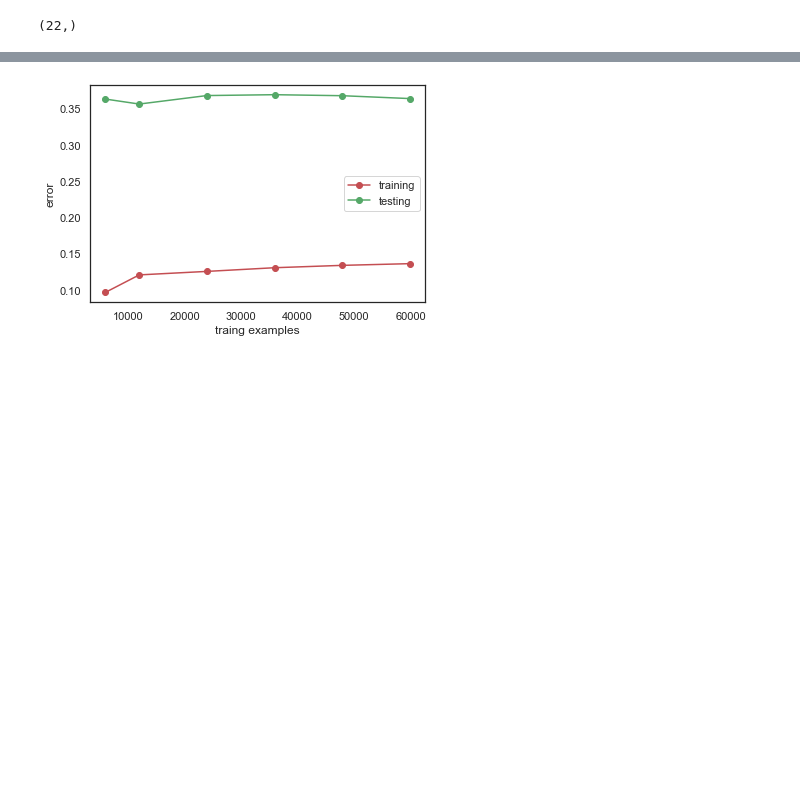
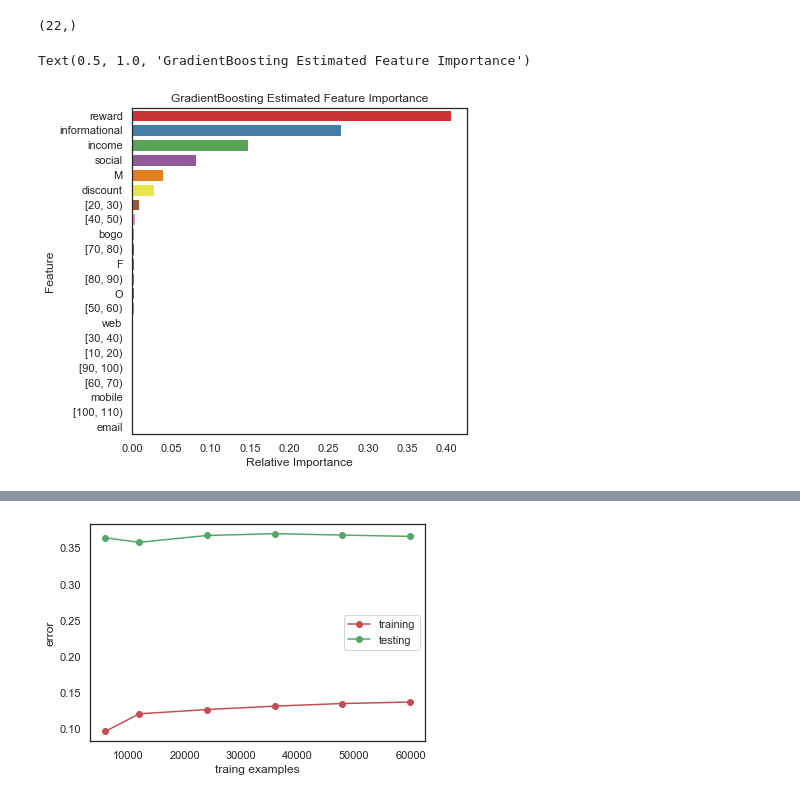
Before and after one commit to flamever2015/Starbucks_Capstone, a Jupyter notebook: Starbucks_Capstone_notebook-zh.ipynb, the cells around one changed output, grey strips where cells are left out. Cells and saved outputs as stored; diff of their text form; code cells hidden in the pictures; blank space fills up the shorter version.

```diff
--- a/Starbucks_Capstone_notebook-zh.ipynb
+++ b/Starbucks_Capstone_notebook-zh.ipynb
@@ -1239,6 +1306,32 @@ array([2.08515363e-01, 3.42723404e-02, 4.97031143e-02, 1.50660693e-01,
 rf_random.best_estimator_.feature_importances_.shape
 # %% [output]
 (22,)
+# %%
+relative_importance_gb = gb_random.best_estimator_.feature_importances_
+
+relative_importance_gb = relative_importance_gb / np.sum(relative_importance_gb)
+
+feature_importance_gb =  pd.DataFrame(list(zip(variable_names, relative_importance_gb)),
+                                   columns=['feature', 'relativeimportance'])
+
+feature_importance_gb = feature_importance_gb.sort_values('relativeimportance', ascending=False)
+
+feature_importance_gb = feature_importance_gb.reset_index(drop=True)
+
+palette = sns.color_palette('Set1', feature_importance_gb.shape[0])
+#palette = sns.color_palette("ch:2.5,-.2,dark=.3", feature_importance.shape[0])
+
+plt.figure(figsize=(6, 6))
+sns.barplot(x='relativeimportance',
+            y='feature',
+            data=feature_importance_gb,
+            palette=palette)
+plt.xlabel('Relative Importance')
+plt.ylabel('Feature')
+plt.title('GradientBoosting Estimated Feature Importance')
+# %% [output]
+Text(0.5, 1.0, 'GradientBoosting Estimated Feature Importance')
+[figure, added]
 # %%
 relative_importance = rf_random.best_estimator_.feature_importances_
 relative_importance = relative_importance / np.sum(relative_importance)
```
Also changed, not shown: parts of 18 cells of this notebook, 10 other files.
